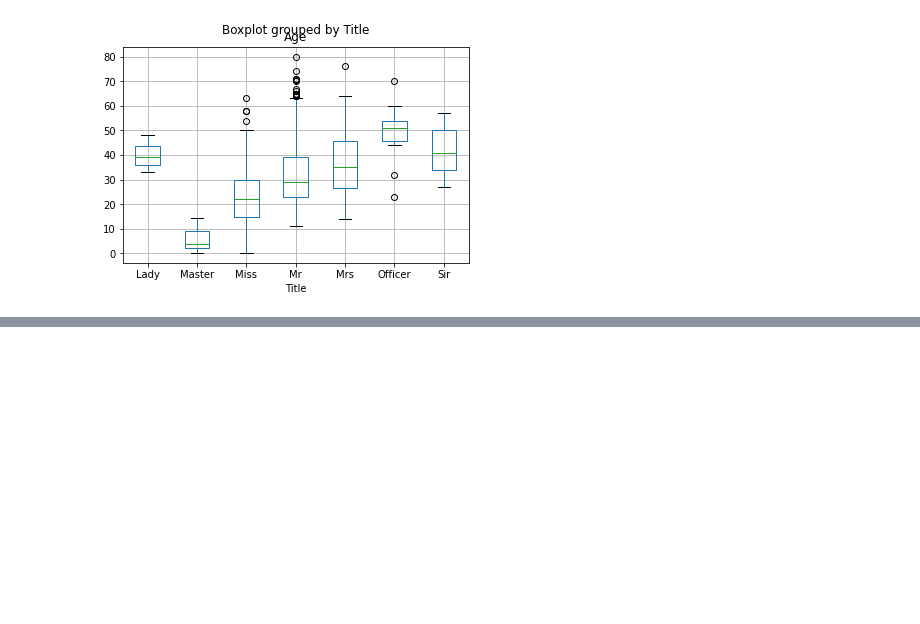
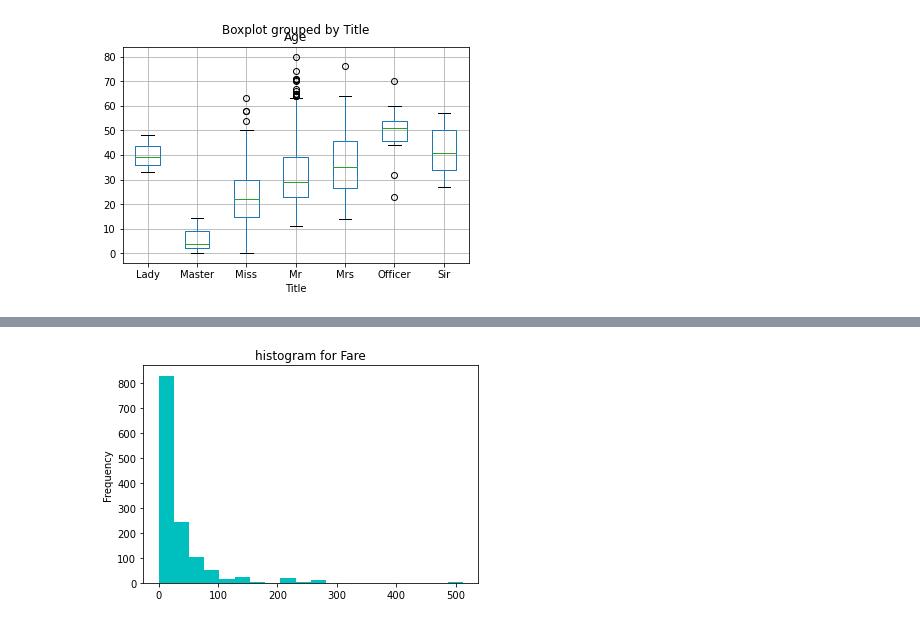
Before and after one commit to gbolahanolumade/Visual, a Jupyter notebook: Visual.ipynb, the cells around one changed output, grey strips where cells are left out. Drawn from its saved outputs; the diff is of its cells as text; code cells hidden in the pictures; blank space fills up the shorter version.

```diff
--- a/Visual.ipynb
+++ b/Visual.ipynb
@@ -658,0 +699,5 @@ df.Age.fillna(title_age)
+# %%
+# histogram for fare
+df.Fare.plot(kind='hist', title='histogram for Fare', bins=20, color='c');
+# %% [output]
+[figure, added]
```
Also changed, not shown: parts of 9 cells of this notebook.
